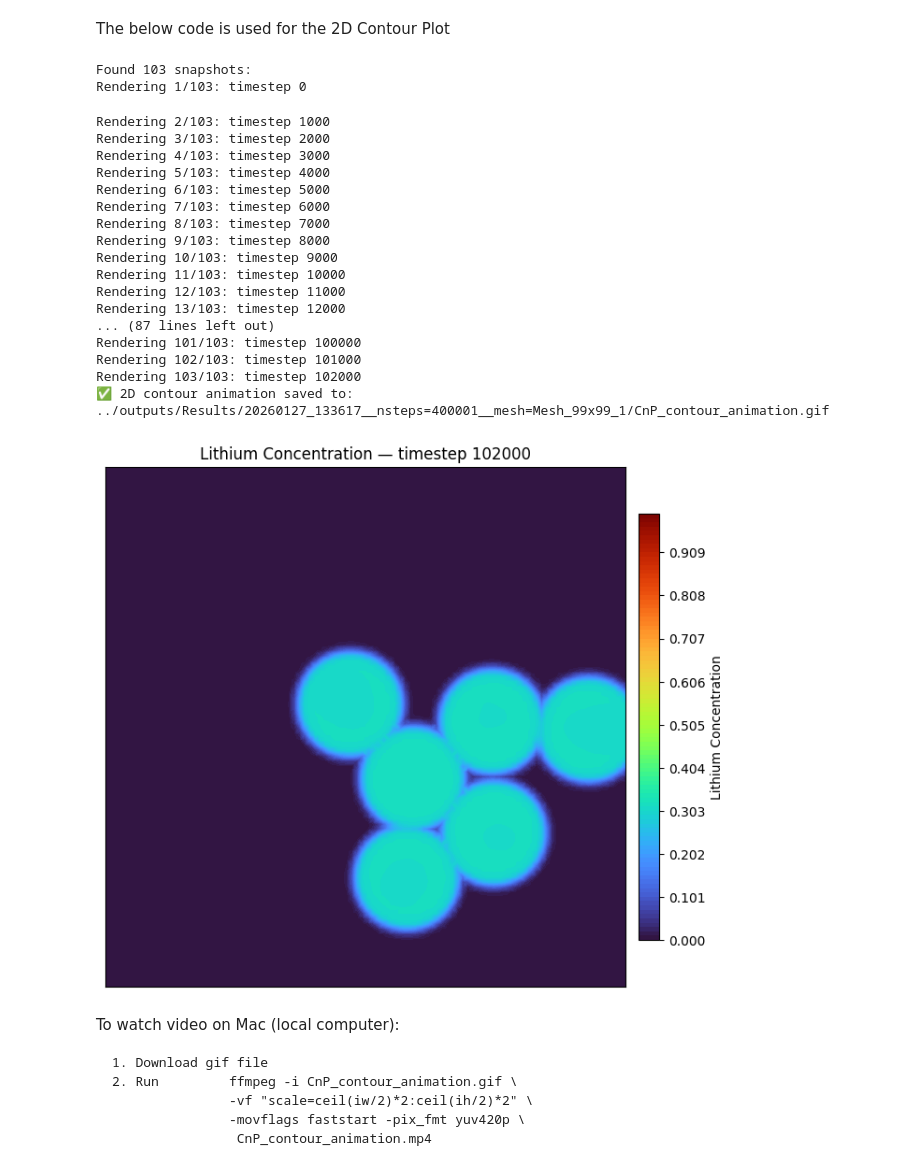
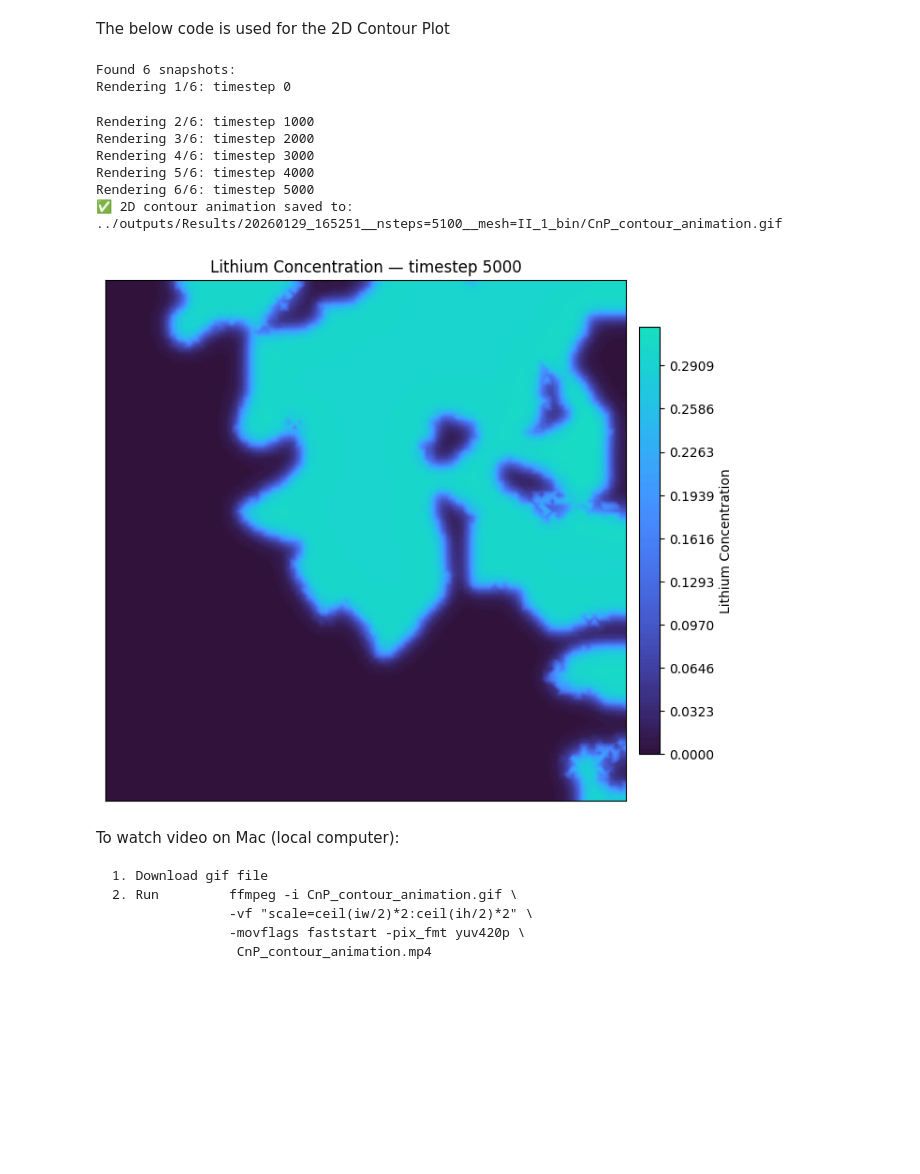
Before and after one commit to HCY-Group/BESFEM, a Jupyter notebook: plotting/timestep_plot.ipynb, the cells around one changed output. Saved outputs shown, nothing was run; the diff lists cells and outputs as text; code cells hidden in the pictures; blank space fills up the shorter version.

Commit message:
changes to plotting for testing

```diff
--- a/plotting/timestep_plot.ipynb
+++ b/plotting/timestep_plot.ipynb
@@ -105,7 +105,7 @@ import glob, os
 from matplotlib.colors import Normalize
 
 # --- USER SETTINGS ---
-result_dir = "../outputs/Results/20260127_140750__nsteps=400001__mesh=Mesh_99x99_1"
+result_dir = "../outputs/Results/20260129_165251__nsteps=5100__mesh=II_1_bin"
 mesh_file = os.path.join(result_dir, "pmesh_00000")
 pattern = os.path.join(result_dir, "CnP_[0-9]*")
 output_gif = os.path.join(result_dir, "CnP_contour_animation.gif")
@@ -142,7 +142,7 @@ plt.tight_layout()
 
 # ✅ Fixed normalization and levels
 norm = Normalize(vmin=0.0, vmax=1.0)
-levels = np.linspace(0, 1, 100)
+levels = np.linspace(0, 0.32, 100)
 
 # Dummy contour for fixed 0–1 colorbar
 dummy = ax.tricontourf(X, Y, np.zeros_like(X), levels=levels, cmap='turbo', norm=norm)
@@ -151,53 +151,42 @@ cbar.set_label("Lithium Concentration")
 ax.clear()
 
 # --- Create GIF writer ---
 with imageio.get_writer(output_gif, mode='I', fps=5) as writer:
     for i, fname in enumerate(files):
         step_str = os.path.basename(fname).split("_")[-1]
         timestep = int(step_str)
         print(f"Rendering {i+1}/{len(files)}: timestep {timestep}")
 
         # Load MFEM GridFunction data
         gf = mfem.GridFunction(mesh, fname)
         Z = gf.GetDataArray()
 
         Z = np.clip(Z, 0.0, 1.0) # Forcing values within [0, 1]
 
         ax.clear()
         cntr = ax.tricontourf(X, Y, Z, levels=levels, cmap='turbo', norm=norm)
         ax.set_aspect('equal', adjustable='box')
         ax.set_xticks([]); ax.set_yticks([])
         ax.set_title(f"Lithium Concentration — timestep {timestep}")
 
         # Save frame to temp file
         frame_path = "temp_frame.png"
         plt.savefig(frame_path, dpi=100, bbox_inches='tight')
         writer.append_data(imageio.imread(frame_path))
 
 # Clean up temporary frame
 os.remove("temp_frame.png")
 print(f"✅ 2D contour animation saved to: {output_gif}")
 # %% [output]
-Found 103 snapshots:
-Rendering 1/103: timestep 0
+Found 6 snapshots:
+Rendering 1/6: timestep 0
-Rendering 2/103: timestep 1000
-Rendering 3/103: timestep 2000
-Rendering 4/103: timestep 3000
-Rendering 5/103: timestep 4000
-Rendering 6/103: timestep 5000
-Rendering 7/103: timestep 6000
-Rendering 8/103: timestep 7000
-Rendering 9/103: timestep 8000
-Rendering 10/103: timestep 9000
-Rendering 11/103: timestep 10000
-Rendering 12/103: timestep 11000
-Rendering 13/103: timestep 12000
-... (87 lines left out)
-Rendering 101/103: timestep 100000
-Rendering 102/103: timestep 101000
-Rendering 103/103: timestep 102000
-✅ 2D contour animation saved to: ../outputs/Results/20260127_133617__nsteps=400001__mesh=Mesh_99x99_1/CnP_contour_animation.gif
+Rendering 2/6: timestep 1000
+Rendering 3/6: timestep 2000
+Rendering 4/6: timestep 3000
+Rendering 5/6: timestep 4000
+Rendering 6/6: timestep 5000
+✅ 2D contour animation saved to: ../outputs/Results/20260129_165251__nsteps=5100__mesh=II_1_bin/CnP_contour_animation.gif
-[figure, old version]
+[figure, new version]
 # %%
 pip install imageio
 # %% [markdown]
```
